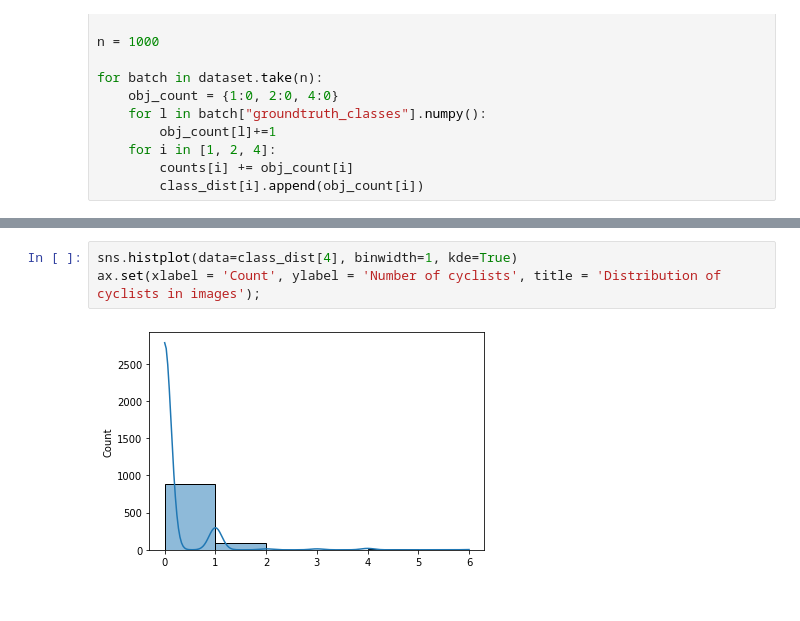
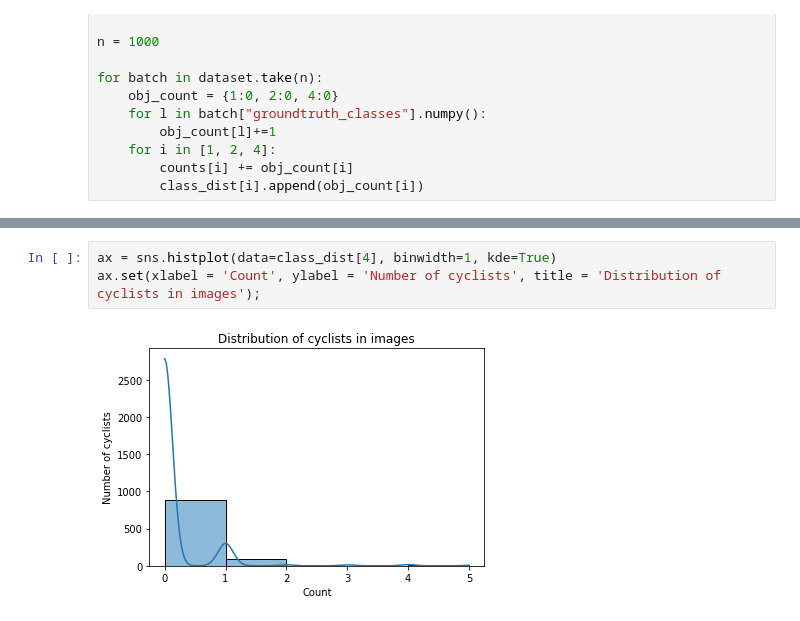
Before and after one commit to floriandonhauser/object-detection-in-an-urban-environment, a Jupyter notebook: Exploratory Data Analysis.ipynb, the cells around one changed output, grey strips where cells are left out. Saved outputs shown, nothing was run; the diff lists cells and outputs as text.

```diff
--- a/Exploratory Data Analysis.ipynb
+++ b/Exploratory Data Analysis.ipynb
@@ -143,5 +140,5 @@ ax.set(xlabel = 'Count', ylabel = 'Number of pedestrians', title = 'Distribution
 # %%
-sns.histplot(data=class_dist[4], binwidth=1, kde=True)
+ax = sns.histplot(data=class_dist[4], binwidth=1, kde=True)
 ax.set(xlabel = 'Count', ylabel = 'Number of cyclists', title = 'Distribution of cyclists in images');
 # %% [output]
-[figure, old version]
+[figure, new version]
```
Also changed, not shown: parts of 6 cells of this notebook, 1 other file.
